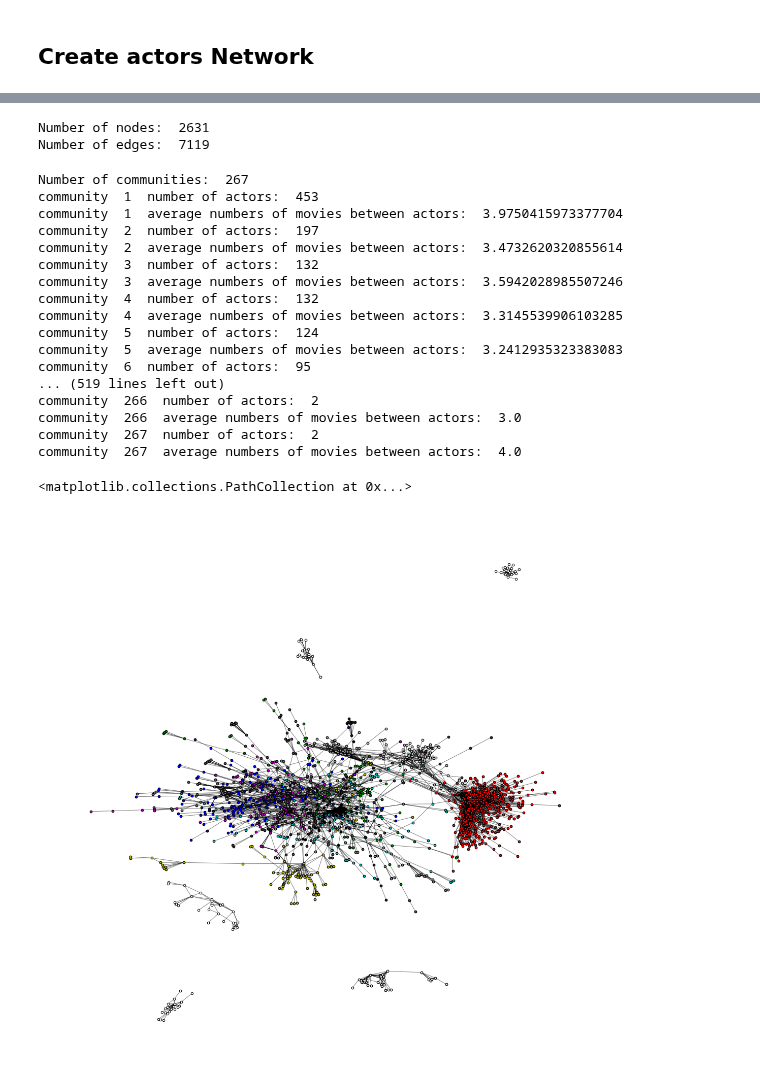
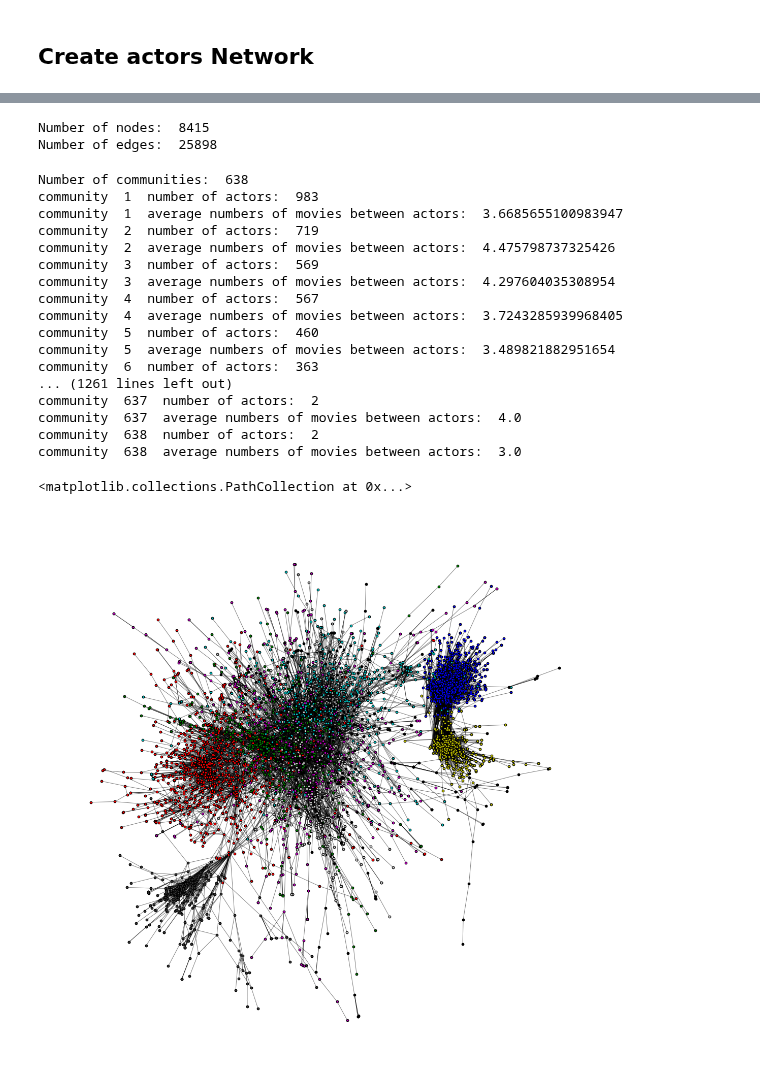
Before and after one commit to epfl-ada/ada-2022-project-addaxx, a Jupyter notebook: CMU.ipynb, the cells around one changed output, grey strips where cells are left out. Cells and saved outputs as stored; diff of their text form; code cells hidden in the pictures.

```diff
--- a/CMU.ipynb
+++ b/CMU.ipynb
@@ -88,7 +88,7 @@ character_metadata
 # %%
 # filter characters metadata dataframe to keep only the characters where the character name and actor name are not null
 characters_before_filter = character_metadata.shape[0]
-character_metadata = character_metadata[character_metadata['Character_name'].notnull() & character_metadata['Actor_name'].notnull()]
+character_metadata = character_metadata[character_metadata['Freebase_actor_ID'].notnull() & character_metadata['Actor_name'].notnull()]
 # show how many characters were originally in the dataframe, how many were removed and how many are left
 print('Number of characters before filter: ', characters_before_filter)
 print('Number of characters after filter: ', character_metadata.shape[0])
@@ -201,12 +201,11 @@ G = nx.from_pandas_edgelist(actors_pairs_common_movies_filtered, source='Actor_n
 print('Number of nodes: ', G.number_of_nodes())
 print('Number of edges: ', G.number_of_edges())
 # %% [output]
-Number of nodes:  2631
-Number of edges:  7119
+Number of nodes:  8415
+Number of edges:  25898
 # %%
 # make partitions of the graph
-coms = algorithms.louvain(G, weight='Number_of_common_movies')
-# make subgraphs from the partitions
+coms = algorithms.louvain(G, weight='Number_of_common_movies', randomize=False)
 subgraphs = [G.subgraph(c) for c in coms.communities]
 # show the number of subgraphs
 print('Number of communities: ', len(subgraphs))
@@ -215,29 +214,29 @@ for i, subgraph in enumerate(subgraphs):
     print('community ', i + 1, ' number of actors: ', subgraph.number_of_nodes())
     print('community ', i + 1, ' average numbers of movies between actors: ', subgraph.size(weight='Number_of_common_movies') / subgraph.number_of_edges())
 # %% [output]
-Number of communities:  267
-community  1  number of actors:  453
-community  1  average numbers of movies between actors:  3.9750415973377704
-community  2  number of actors:  197
-community  2  average numbers of movies between actors:  3.4732620320855614
-community  3  number of actors:  132
-community  3  average numbers of movies between actors:  3.5942028985507246
-community  4  number of actors:  132
-community  4  average numbers of movies between actors:  3.3145539906103285
-community  5  number of actors:  124
-community  5  average numbers of movies between actors:  3.2412935323383083
-community  6  number of actors:  95
-... (519 lines left out)
-community  266  number of actors:  2
-community  266  average numbers of movies between actors:  3.0
-community  267  number of actors:  2
-community  267  average numbers of movies between actors:  4.0
+Number of communities:  638
+community  1  number of actors:  983
+community  1  average numbers of movies between actors:  3.6685655100983947
+community  2  number of actors:  719
+community  2  average numbers of movies between actors:  4.475798737325426
+community  3  number of actors:  569
+community  3  average numbers of movies between actors:  4.297604035308954
+community  4  number of actors:  567
+community  4  average numbers of movies between actors:  3.7243285939968405
+community  5  number of actors:  460
+community  5  average numbers of movies between actors:  3.489821882951654
+community  6  number of actors:  363
+... (1261 lines left out)
+community  637  number of actors:  2
+community  637  average numbers of movies between actors:  4.0
+community  638  number of actors:  2
+community  638  average numbers of movies between actors:  3.0
 # %%
-# vizualise the obtained partitions (top 20 communities)
+# vizualise the obtained partitions (top 10 communities)
 from cdlib import viz
-viz.plot_network_clusters(G, coms, node_size=20, figsize=(20, 20), plot_labels=False, top_k=20)
+viz.plot_network_clusters(G, coms, node_size=20, figsize=(20, 20), plot_labels=False, top_k=10)
 # %% [output]
 <matplotlib.collections.PathCollection at 0x...>
-[figure, old version]
+[figure, new version]
 # %%
 # vizualise the obtained partitions (all communities)
```
Also changed, not shown: parts of 13 cells of this notebook, 10 other files.
